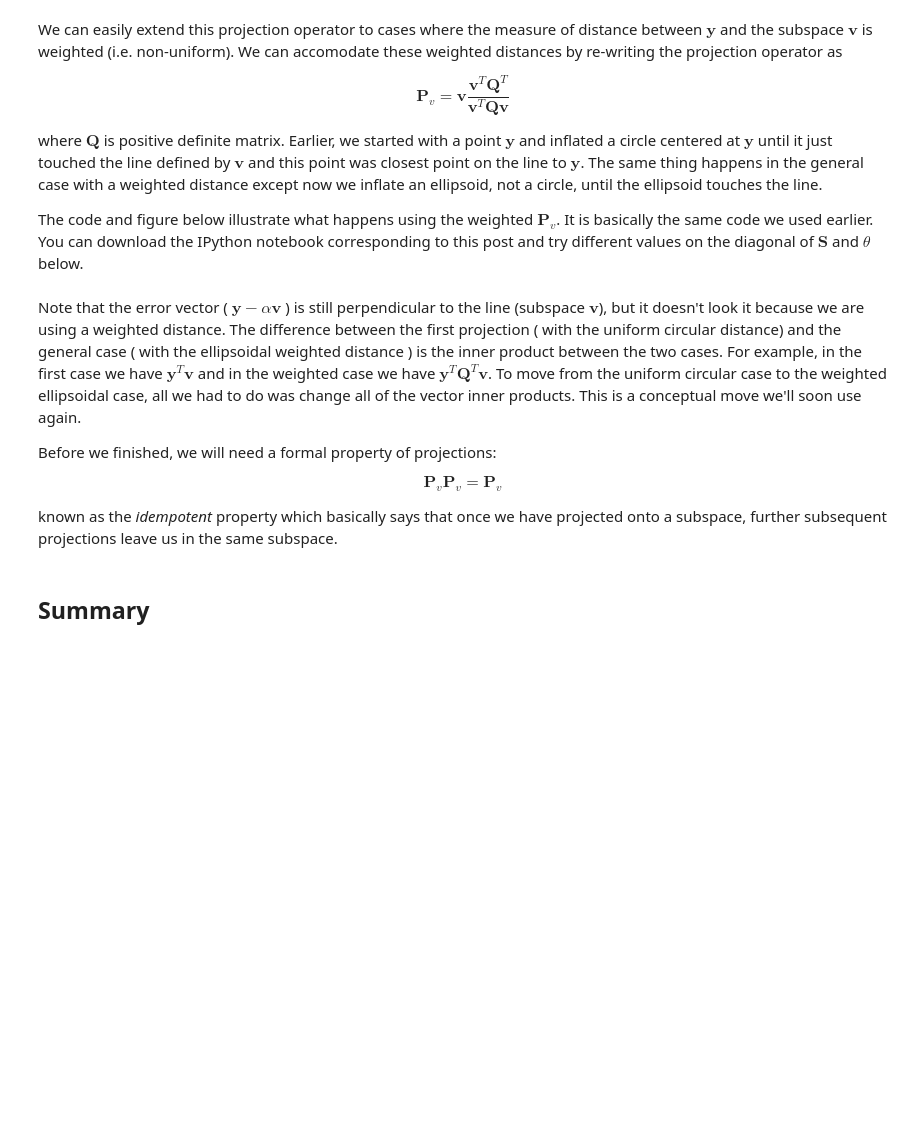
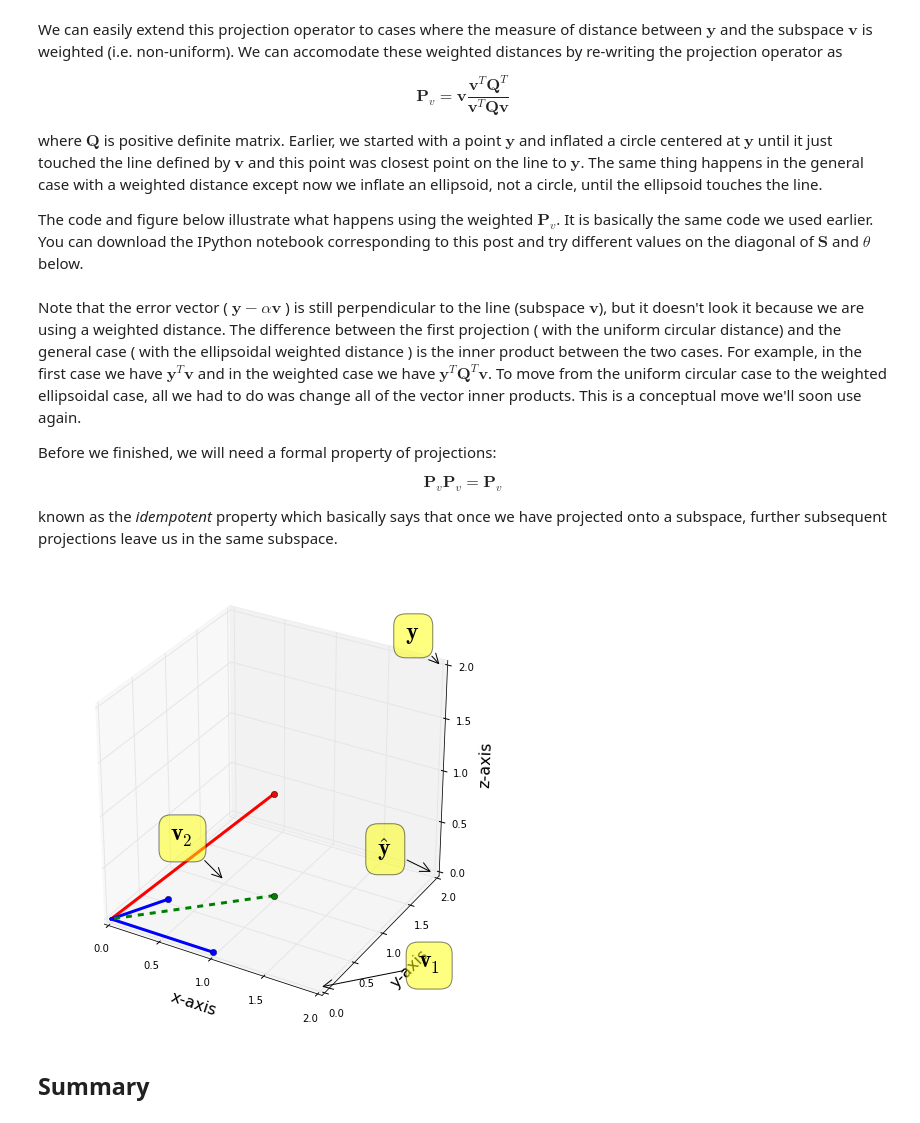
Before and after one commit to unpingco/Python-for-Signal-Processing, a Jupyter notebook: Projection_mdim.ipynb, the cells around one changed output. Drawn from its saved outputs; the diff is of its cells as text; code cells hidden in the pictures; blank space fills up the shorter version.

Commit message:
weighted 3d plots

```diff
--- a/Projection_mdim.ipynb
+++ b/Projection_mdim.ipynb
@@ -185,6 +185,96 @@ Before we finished, we will need a formal property  of projections:
 $$ \mathbf{P}_v \mathbf{P}_v = \mathbf{P}_v$$
 
 known as the *idempotent* property which basically says that once we have projected onto a subspace, further subsequent projections leave us in the same subspace.
+# %%
+#http://stackoverflow.com/questions/10374930/matplotlib-annotating-a-3d-scatter-plot
+
+from mpl_toolkits.mplot3d import proj3d
+import matplotlib.pyplot as plt
+import numpy as np
+
+fig = plt.figure()
+fig.set_size_inches([8,8])
+
+ax = fig.add_subplot(111, projection='3d')
+y = matrix([1,1,1]).T
+V = matrix([[1,0.25], # columns are v_1, v_2
+            [0,0.50],
+            [0,0]])
+
+Q = matrix([[1,0,0],
+            [0,2,0],
+            [0,0,3]])
+
+P = V*inv(V.T*Q*V)*V.T*Q
+yhat = P*y         # approximant
+
+
+u = np.linspace(0, 2*np.pi, 100)
+v = np.linspace(0, np.pi, 100)
+
+xx = np.outer(np.cos(u), np.sin(v))
+yy = np.outer(np.sin(u), np.sin(v))
+zz = np.outer(np.ones(np.size(u)), np.cos(v))
+
+#sphere=ax.plot_surface(xx+y[0,0], yy+y[1,0], zz+y[2,0],
+#                       rstride=4, cstride=4, color='gray',alpha=0.3,lw=0.25)
+
+ax.plot3D([y[0,0],0],[y[1,0],0],[y[2,0],0],'r-',lw=3)
+ax.plot3D([y[0,0]],[y[1,0]],[y[2,0]],'ro')
+
+ax.plot3D([V[0,0],0],[V[1,0],0],[V[2,0],0],'b-',lw=3)
+ax.plot3D([V[0,0]],[V[1,0]],[V[2,0]],'bo')
+ax.plot3D([V[0,1],0],[V[1,1],0],[V[2,1],0],'b-',lw=3)
+ax.plot3D([V[0,1]],[V[1,1]],[V[2,1]],'bo')
+
+ax.plot3D([yhat[0,0],0],[yhat[1,0],0],[yhat[2,0],0],'g--',lw=3)
+ax.plot3D([yhat[0,0]],[yhat[1,0]],[yhat[2,0]],'go')
+
+x2, y2, _ = proj3d.proj_transform(y[0,0],y[1,0],y[2,0], ax.get_proj())
+ax.annotate(
+    "$\mathbf{y}$",
+    xy = (x2, y2), xytext = (-20, 20), fontsize=24,
+    textcoords = 'offset points', ha = 'right', va = 'bottom',
+    bbox = dict(boxstyle = 'round,pad=0.5', fc = 'yellow', alpha = 0.5),
+    arrowprops = dict(arrowstyle = '->', connectionstyle = 'arc3,rad=0'))
+
+x2, y2, _ = proj3d.proj_transform(yhat[0,0],yhat[1,0],yhat[2,0], ax.get_proj())
+ax.annotate(
+    "$\hat{\mathbf{y}}$",
+    xy = (x2, y2), xytext = (-40, 10), fontsize=24,
+    textcoords = 'offset points', ha = 'right', va = 'bottom',
+    bbox = dict(boxstyle = 'round,pad=0.5', fc = 'yellow', alpha = 0.5),
+    arrowprops = dict(arrowstyle = '->', connectionstyle = 'arc3,rad=0'))
+
+x2, y2, _ = proj3d.proj_transform(V[0,0],V[1,0],V[2,0], ax.get_proj())
+ax.annotate(
+    "$\mathbf{v}_1$",
+    xy = (x2, y2), xytext = (120, 10), fontsize=24,
+    textcoords = 'offset points', ha = 'right', va = 'bottom',
+    bbox = dict(boxstyle = 'round,pad=0.5', fc = 'yellow', alpha = 0.5),
+    arrowprops = dict(arrowstyle = '->', connectionstyle = 'arc3,rad=0'))
+
+x2, y2, _ = proj3d.proj_transform(V[0,1],V[1,1],V[2,1], ax.get_proj())
+ax.annotate(
+    "$\mathbf{v}_2$",
+    xy = (x2, y2), xytext = (-30, 30), fontsize=24,
+    textcoords = 'offset points', ha = 'right', va = 'bottom',
+    bbox = dict(boxstyle = 'round,pad=0.5', fc = 'yellow', alpha = 0.5),
+    arrowprops = dict(arrowstyle = '->', connectionstyle = 'arc3,rad=0'))
+
+
+ax.set_xlim([0,2])
+ax.set_ylim([0,2])
+ax.set_zlim([0,2])
+ax.set_aspect(1)
+ax.set_xlabel('x-axis',fontsize=16)
+ax.set_ylabel('y-axis',fontsize=16)
+ax.set_zlabel('z-axis',fontsize=16)
+
+
+plt.show()
+# %% [output]
+[figure, added]
 # %% [markdown]
 ## Summary
 # %% [markdown]
```
Also changed, not shown: parts of 3 cells of this notebook.
